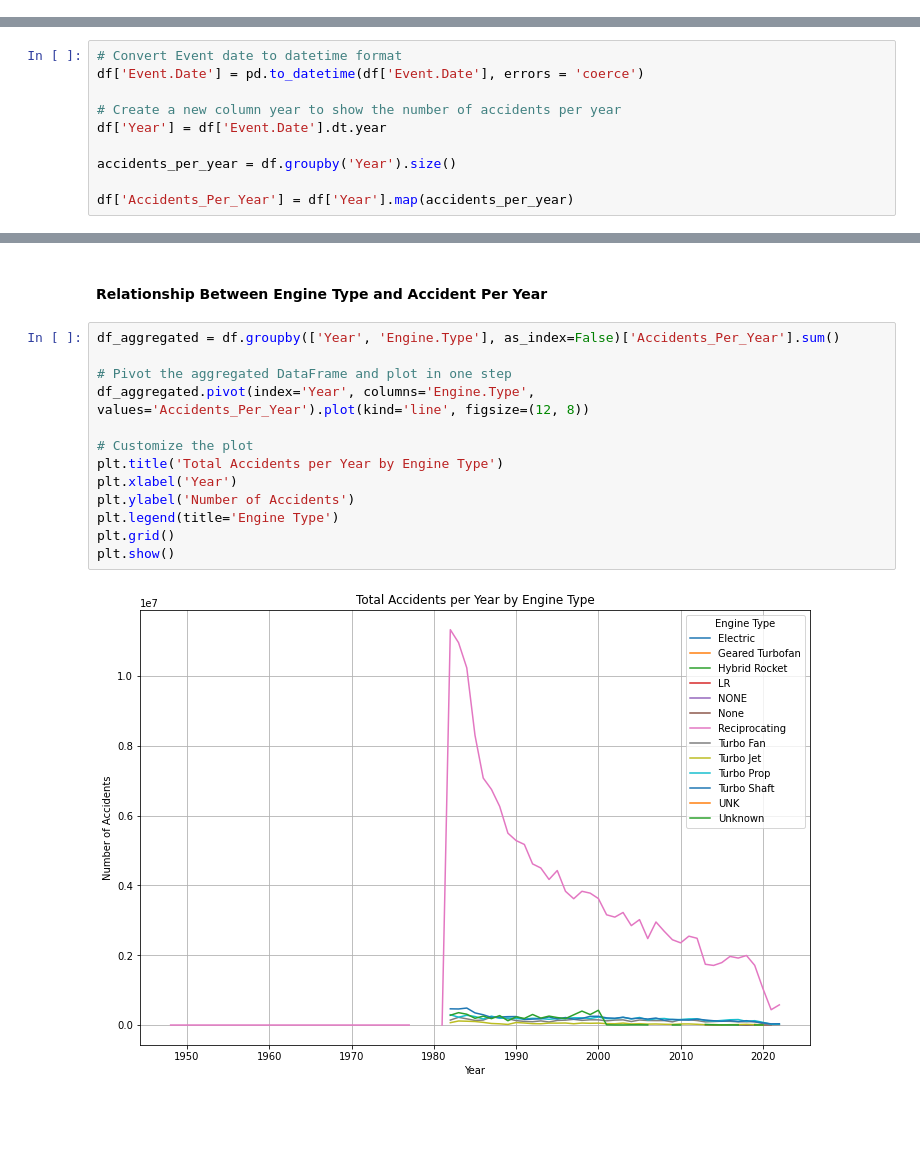
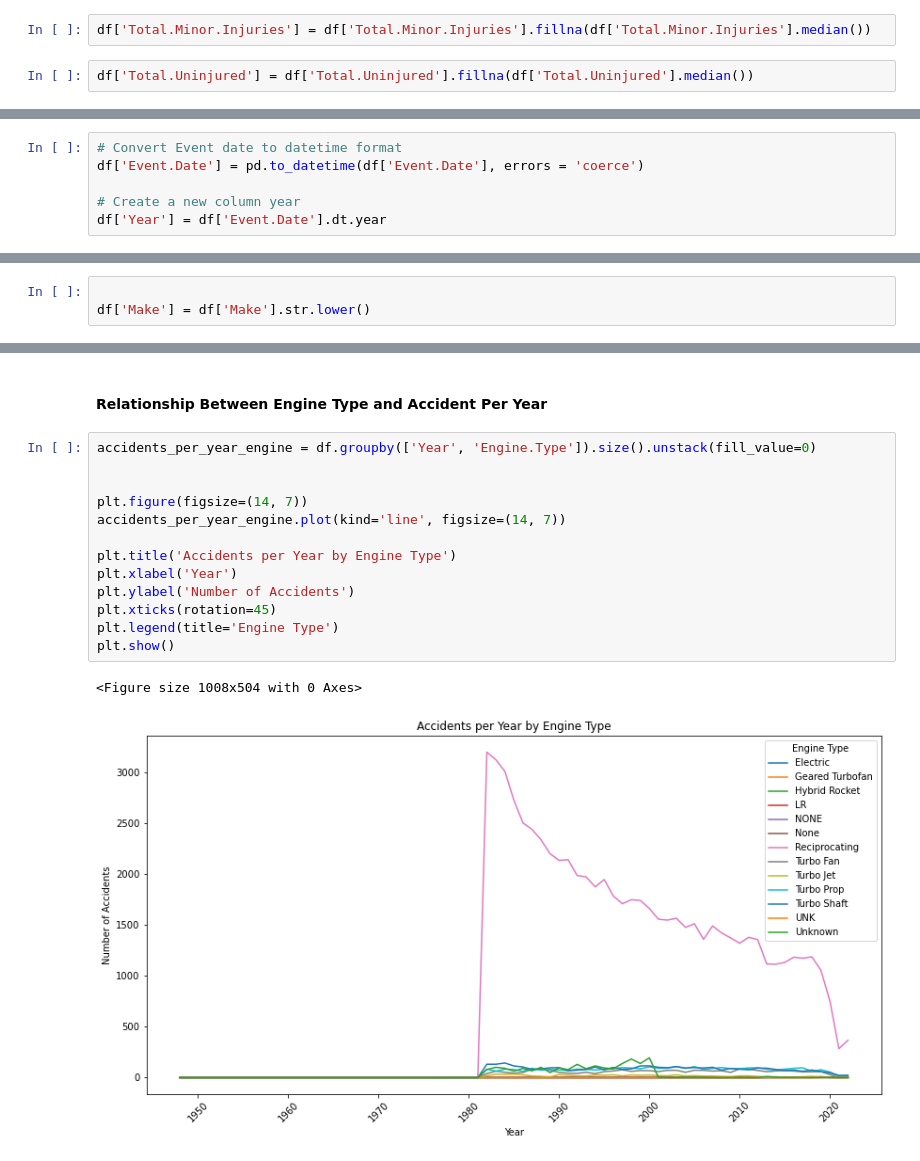
Before and after one commit to tracyotieno-1/dsc-phase-1-project-v3, a Jupyter notebook: student.ipynb, the cells around one changed output, grey strips where cells are left out. Cells and saved outputs as stored; diff of their text form; blank space fills up the shorter version.

```diff
--- a/student.ipynb
+++ b/student.ipynb
@@ -192,0 +160,4 @@ df = df.drop_duplicates(subset='Accident.Number').reset_index(drop=True)
+# %%
+df['Total.Minor.Injuries'] = df['Total.Minor.Injuries'].fillna(df['Total.Minor.Injuries'].median())
+# %%
+df['Total.Uninjured'] = df['Total.Uninjured'].fillna(df['Total.Uninjured'].median())
@@ -196,11 +170,7 @@ df = df.drop_duplicates(subset='Accident.Number').reset_index(drop=True)
 # Convert Event date to datetime format
 df['Event.Date'] = pd.to_datetime(df['Event.Date'], errors = 'coerce')
 
-# Create a new column year to show the number of accidents per year
+# Create a new column year
 df['Year'] = df['Event.Date'].dt.year
-
-accidents_per_year = df.groupby('Year').size()
-
-df['Accidents_Per_Year'] = df['Year'].map(accidents_per_year)
 # %%
 # Plot a line graph to show trends of accident over time to understand whether they have increased or decreased over time.
@@ -216,0 +189,3 @@ plt.show()
+# %%
+
+df['Make'] = df['Make'].str.lower()
@@ -231,17 +297,18 @@ plt.show()
 # %% [markdown]
 #### Relationship Between Engine Type and Accident Per Year
 # %%
-df_aggregated = df.groupby(['Year', 'Engine.Type'], as_index=False)['Accidents_Per_Year'].sum()
+accidents_per_year_engine = df.groupby(['Year', 'Engine.Type']).size().unstack(fill_value=0)
 
-# Pivot the aggregated DataFrame and plot in one step
-df_aggregated.pivot(index='Year', columns='Engine.Type', values='Accidents_Per_Year').plot(kind='line', figsize=(12, 8))
 
-# Customize the plot
-plt.title('Total Accidents per Year by Engine Type')
+plt.figure(figsize=(14, 7))
+accidents_per_year_engine.plot(kind='line', figsize=(14, 7))
+
+plt.title('Accidents per Year by Engine Type')
 plt.xlabel('Year')
 plt.ylabel('Number of Accidents')
+plt.xticks(rotation=45)
 plt.legend(title='Engine Type')
-plt.grid()
 plt.show()
 # %% [output]
+<Figure size 1008x504 with 0 Axes>
-[figure, old version]
+[figure, new version]
```
Also changed, not shown: parts of 28 cells of this notebook, 1 other file.
